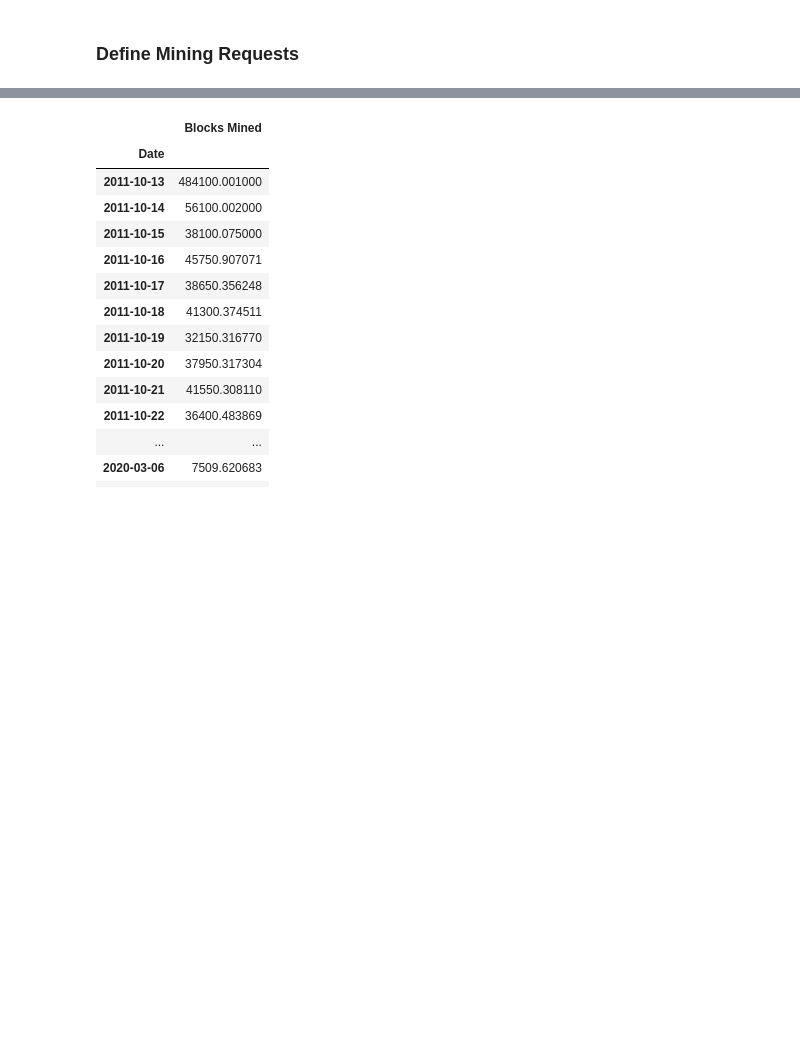
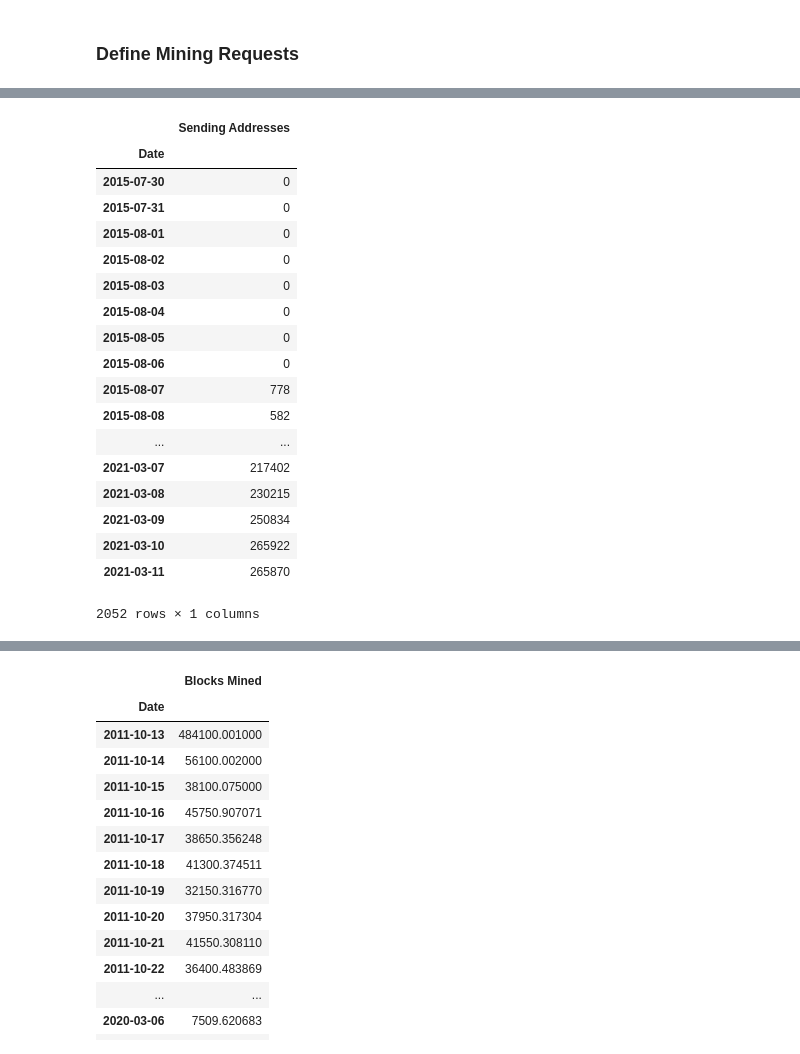
Before and after one commit to glensven/Cryptocurrency_Price_Correlations, a Jupyter notebook: Glen_Codes/Get_Glen_a_condo_3-8.ipynb, the cells around one changed output, grey strips where cells are left out. Drawn from its saved outputs; the diff is of its cells as text; code cells hidden in the pictures; blank space fills up the shorter version.

```diff
--- a/Glen_Codes/Get_Glen_a_condo_3-8.ipynb
+++ b/Glen_Codes/Get_Glen_a_condo_3-8.ipynb
@@ -275,0 +379,22 @@ eth_mining_revenue_sum_df.set_index('Date', inplace=True)
+# %%
+sending_addresses_df
+# %% [output]
+|  | Sending Addresses |
+| Date |  |
+| 2015-07-30 | 0 |
+| 2015-07-31 | 0 |
+| 2015-08-01 | 0 |
+| 2015-08-02 | 0 |
+| 2015-08-03 | 0 |
+| 2015-08-04 | 0 |
+| 2015-08-05 | 0 |
+| 2015-08-06 | 0 |
+| 2015-08-07 | 778 |
+| 2015-08-08 | 582 |
+| ... | ... |
+| 2021-03-07 | 217402 |
+| 2021-03-08 | 230215 |
+| 2021-03-09 | 250834 |
+| 2021-03-10 | 265922 |
+| 2021-03-11 | 265870 |
+2052 rows × 1 columns
```
Also changed, not shown: parts of 21 cells of this notebook.
